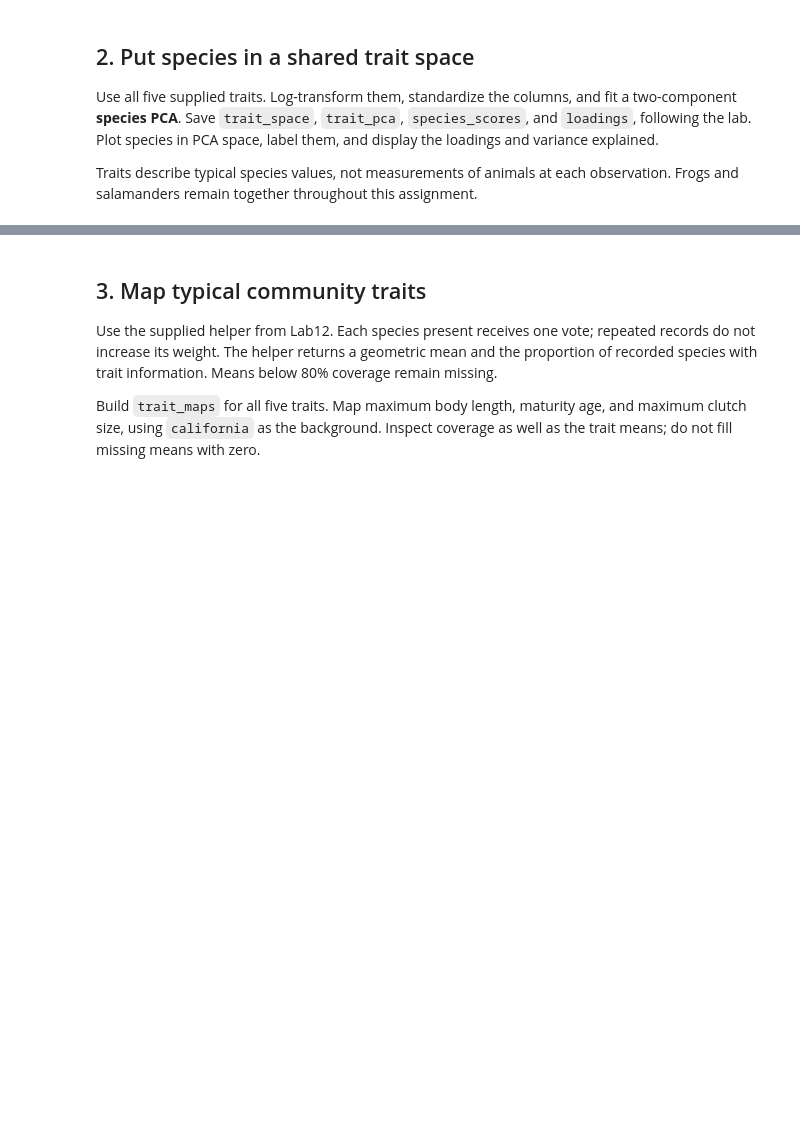
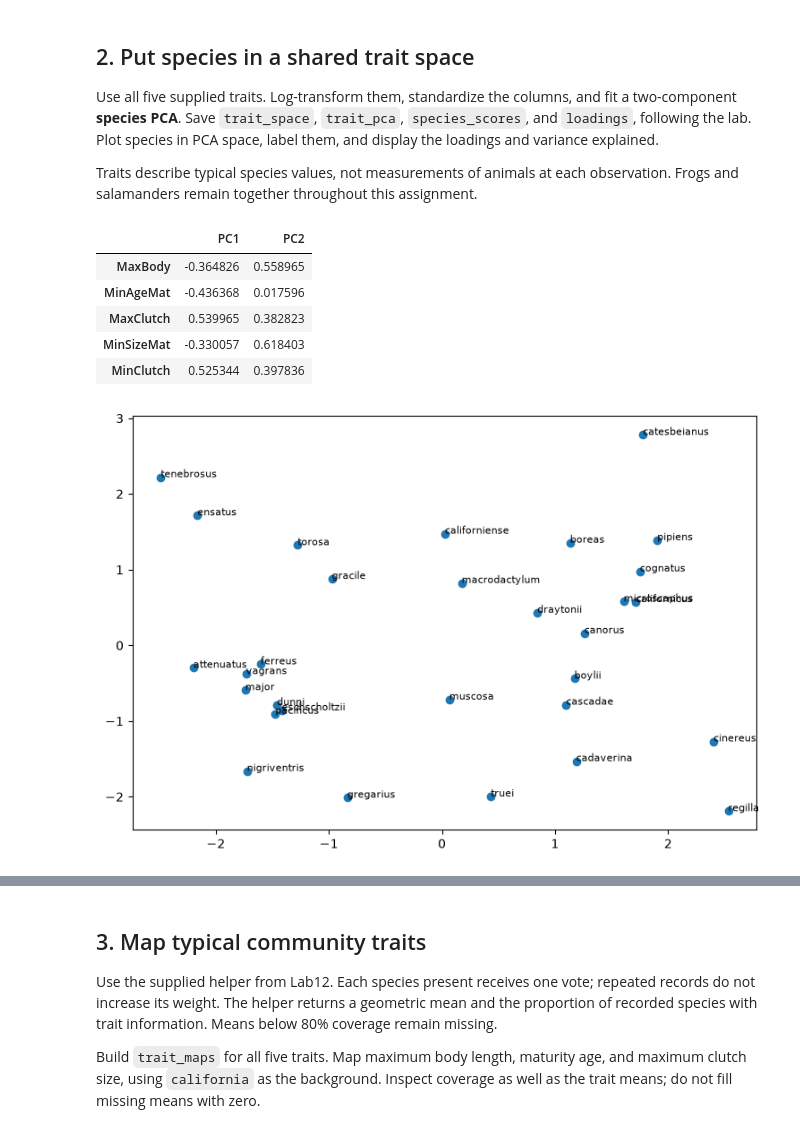
Before and after one commit to Gyrosigma/BIO597-SpatialBiodiversity, a Jupyter notebook: docs/assignments/Assignment-12-SpatialTraitVariation.ipynb, the cells around one changed output, grey strips where cells are left out. Cells and saved outputs as stored; diff of their text form; code cells hidden in the pictures; blank space fills up the shorter version.

```diff
--- a/docs/assignments/Assignment-12-SpatialTraitVariation.ipynb
+++ b/docs/assignments/Assignment-12-SpatialTraitVariation.ipynb
@@ -108,4 +169,33 @@ trait_lookup = traits
 # %%
 # Log10-transform and standardize traits, then create trait_space.
 # Fit trait_pca and make species_scores and loadings.
 # Plot the species and report the variance explained by PC1 and PC2.
+
+# Log and standardize the data
+logged = np.log10(traits)
+scaler = StandardScaler()
+standardized = scaler.fit_transform(logged)
+trait_space = pd.DataFrame(standardized, index=traits.index, columns=TRAIT_COLUMNS)
+
+# Perform PCA
+trait_pca = PCA(n_components=2)
+scores = trait_pca.fit_transform(standardized)
+species_scores = pd.DataFrame(scores, index=traits.index, columns=["PC1", "PC2"])
+
+# Scatterplot of PCs
+fig, ax = plt.subplots(figsize=(9, 6))
+ax.scatter(species_scores["PC1"], species_scores["PC2"])
+for name, point in species_scores.iterrows():
+    epithet = name.split()[1]
+    ax.text(point["PC1"], point["PC2"], epithet, fontsize=8)
+
+loadings = pd.DataFrame(trait_pca.components_.T, index=TRAIT_COLUMNS, columns=["PC1", "PC2"])
+display(loadings)
+# %% [output]
+|  | PC1 | PC2 |
+| MaxBody | -0.364826 | 0.558965 |
+| MinAgeMat | -0.436368 | 0.017596 |
+| MaxClutch | 0.539965 | 0.382823 |
+| MinSizeMat | -0.330057 | 0.618403 |
+| MinClutch | 0.525344 | 0.397836 |
+[figure, added]
```
Also changed, not shown: parts of 6 cells of this notebook.
